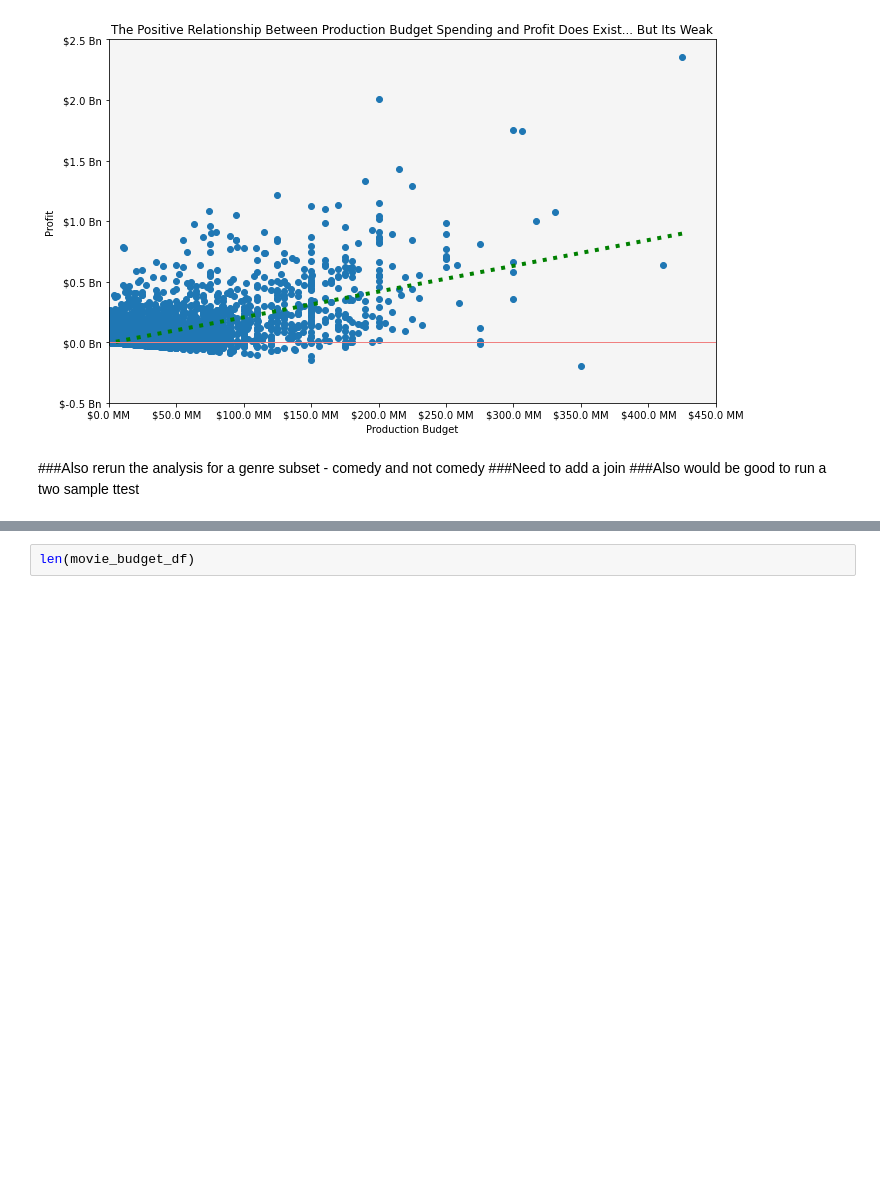
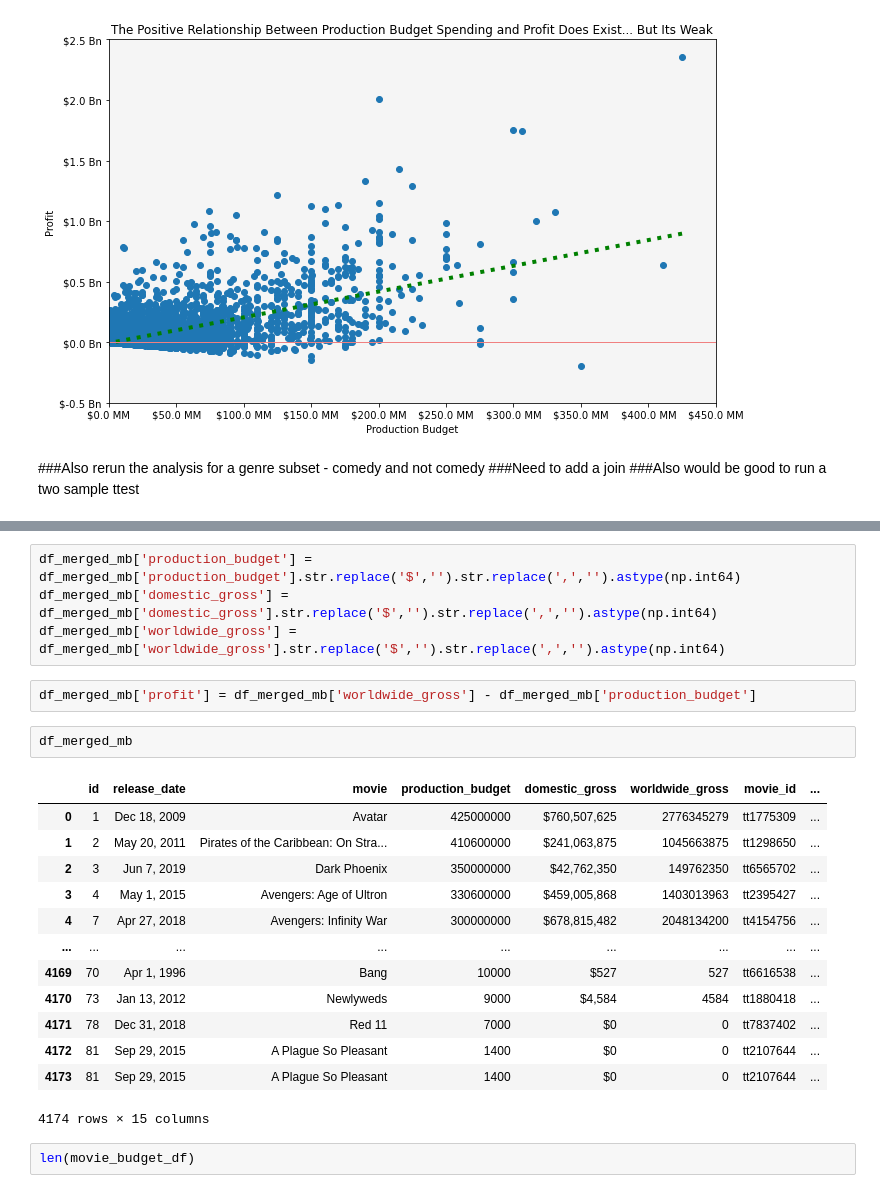
Before and after one commit to sangwon224/Movie_Studio_Strategy_Recommendation, a Jupyter notebook: Movie_Studio_Strategy_Recommendation.ipynb, the cells around one changed output, grey strips where cells are left out. Drawn from its saved outputs; the diff is of its cells as text; blank space fills up the shorter version.

```diff
--- a/Movie_Studio_Strategy_Recommendation.ipynb
+++ b/Movie_Studio_Strategy_Recommendation.ipynb
@@ -243,3 +288,25 @@ plt.tight_layout()
+# %%
+df_merged_mb['production_budget'] = df_merged_mb['production_budget'].str.replace('$','').str.replace(',','').astype(np.int64)
+df_merged_mb['domestic_gross'] = df_merged_mb['domestic_gross'].str.replace('$','').str.replace(',','').astype(np.int64)
+df_merged_mb['worldwide_gross'] = df_merged_mb['worldwide_gross'].str.replace('$','').str.replace(',','').astype(np.int64)
+# %%
+df_merged_mb['profit'] = df_merged_mb['worldwide_gross'] - df_merged_mb['production_budget']
+# %%
+df_merged_mb
+# %% [output]
+|  | id | release_date | movie | production_budget | domestic_gross | worldwide_gross | movie_id | ... |
+| 0 | 1 | Dec 18, 2009 | Avatar | 425000000 | $760,507,625 | 2776345279 | tt1775309 | ... |
+| 1 | 2 | May 20, 2011 | Pirates of the Caribbean: On Stra... | 410600000 | $241,063,875 | 1045663875 | tt1298650 | ... |
+| 2 | 3 | Jun 7, 2019 | Dark Phoenix | 350000000 | $42,762,350 | 149762350 | tt6565702 | ... |
+| 3 | 4 | May 1, 2015 | Avengers: Age of Ultron | 330600000 | $459,005,868 | 1403013963 | tt2395427 | ... |
+| 4 | 7 | Apr 27, 2018 | Avengers: Infinity War | 300000000 | $678,815,482 | 2048134200 | tt4154756 | ... |
+| ... | ... | ... | ... | ... | ... | ... | ... | ... |
+| 4169 | 70 | Apr 1, 1996 | Bang | 10000 | $527 | 527 | tt6616538 | ... |
+| 4170 | 73 | Jan 13, 2012 | Newlyweds | 9000 | $4,584 | 4584 | tt1880418 | ... |
+| 4171 | 78 | Dec 31, 2018 | Red 11 | 7000 | $0 | 0 | tt7837402 | ... |
+| 4172 | 81 | Sep 29, 2015 | A Plague So Pleasant | 1400 | $0 | 0 | tt2107644 | ... |
+| 4173 | 81 | Sep 29, 2015 | A Plague So Pleasant | 1400 | $0 | 0 | tt2107644 | ... |
+4174 rows × 15 columns
 # %%
 len(movie_budget_df)
 # %% [output]
```
Also changed, not shown: parts of 6 cells of this notebook.
